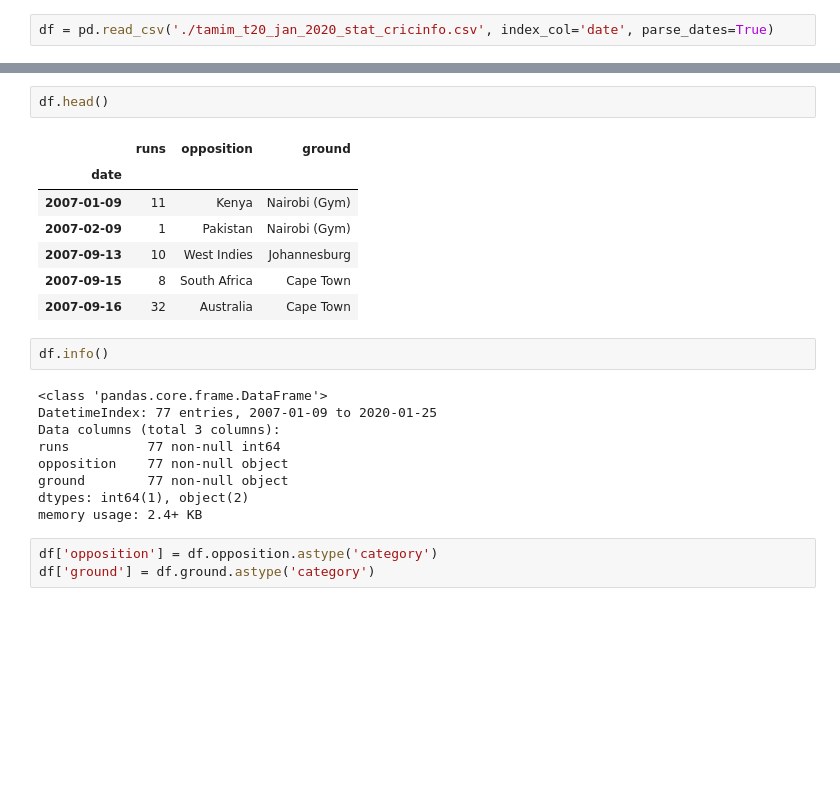
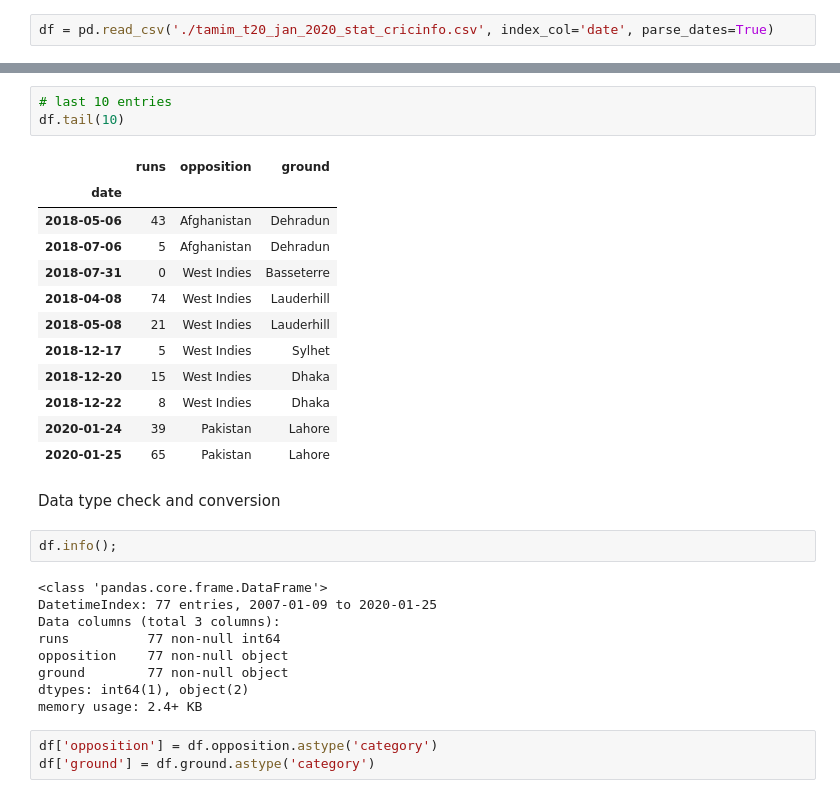
Before and after one commit to ShayekhBinIslam/ml_session_jan_2020, a Jupyter notebook: regression/tamim.ipynb, the cells around one changed output, grey strips where cells are left out. Cells and saved outputs as stored; diff of their text form; blank space fills up the shorter version.

```diff
--- a/regression/tamim.ipynb
+++ b/regression/tamim.ipynb
@@ -7,24 +31,32 @@ df = pd.read_csv('./tamim_t20_jan_2020_stat_cricinfo.csv', index_col='date', par
+# %%
+# last 10 entries
+df.tail(10)
+# %% [output]
+|  | runs | opposition | ground |
+| date |  |  |  |
+| 2018-05-06 | 43 | Afghanistan | Dehradun |
+| 2018-07-06 | 5 | Afghanistan | Dehradun |
+| 2018-07-31 | 0 | West Indies | Basseterre |
+| 2018-04-08 | 74 | West Indies | Lauderhill |
+| 2018-05-08 | 21 | West Indies | Lauderhill |
+| 2018-12-17 | 5 | West Indies | Sylhet |
+| 2018-12-20 | 15 | West Indies | Dhaka |
+| 2018-12-22 | 8 | West Indies | Dhaka |
+| 2020-01-24 | 39 | Pakistan | Lahore |
+| 2020-01-25 | 65 | Pakistan | Lahore |
+# %% [markdown]
+Data type check and conversion
 # %%
-df.head()
+df.info();
 # %% [output]
-|  | runs | opposition | ground |
-| date |  |  |  |
-| 2007-01-09 | 11 | Kenya | Nairobi (Gym) |
-| 2007-02-09 | 1 | Pakistan | Nairobi (Gym) |
-| 2007-09-13 | 10 | West Indies | Johannesburg |
-| 2007-09-15 | 8 | South Africa | Cape Town |
-| 2007-09-16 | 32 | Australia | Cape Town |
+<class 'pandas.core.frame.DataFrame'>
+DatetimeIndex: 77 entries, 2007-01-09 to 2020-01-25
+Data columns (total 3 columns):
+runs          77 non-null int64
+opposition    77 non-null object
+ground        77 non-null object
+dtypes: int64(1), object(2)
+memory usage: 2.4+ KB
-# %%
-df.info()
-# %% [output]
-<class 'pandas.core.frame.DataFrame'>
-DatetimeIndex: 77 entries, 2007-01-09 to 2020-01-25
-Data columns (total 3 columns):
-runs          77 non-null int64
-opposition    77 non-null object
-ground        77 non-null object
-dtypes: int64(1), object(2)
-memory usage: 2.4+ KB
 # %%
 df['opposition'] = df.opposition.astype('category')
 df['ground'] = df.ground.astype('category')
```
Also changed, not shown: parts of 25 cells of this notebook.
